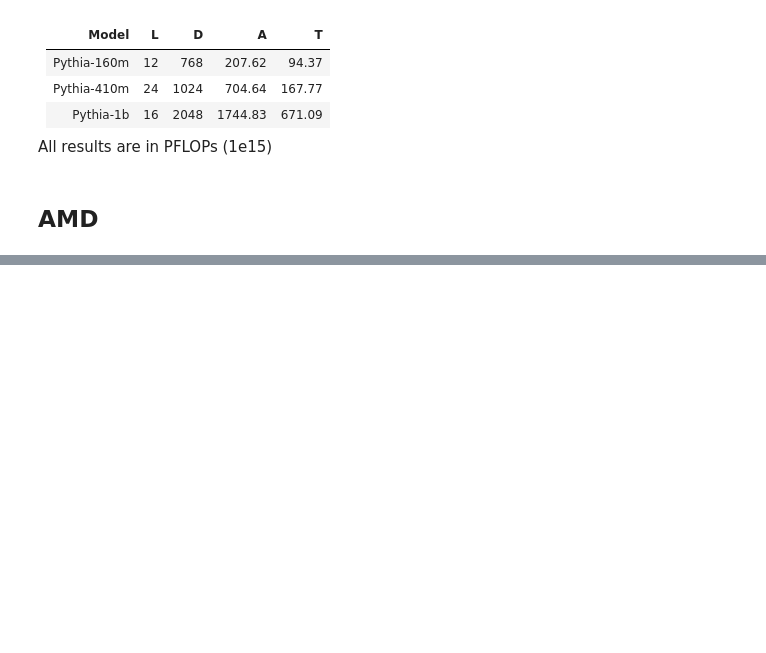
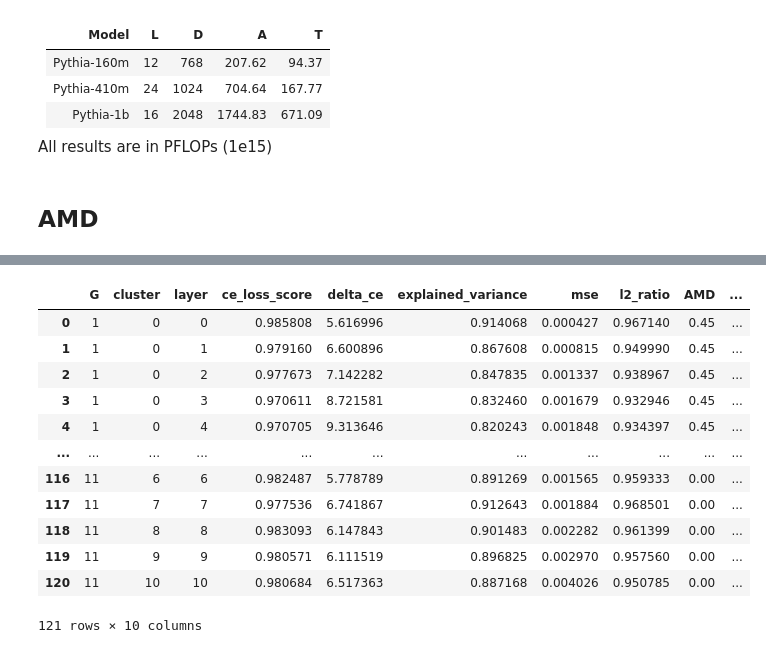
Before and after one commit to ghidav/group-sae, a Jupyter notebook: recon/analysis.ipynb, the cells around one changed output, grey strips where cells are left out. Drawn from its saved outputs; the diff is of its cells as text; code cells hidden in the pictures; blank space fills up the shorter version.

```diff
--- a/recon/analysis.ipynb
+++ b/recon/analysis.ipynb
@@ -145,12 +145,14 @@ import numpy as np
 from group_sae import MODEL_MAP
 from group_sae.utils import load_amds, load_cluster_map
 
-columns = ["ce_loss_score", "explained_variance", "mse", "l2_ratio", "layer", "G"]
+columns = ["ce_loss_score", "delta_ce", "explained_variance", "mse", "l2_ratio", "layer", "G"]
 
+def delta_ce(df):
+    return (df["ce_loss_with_sae"] - df["ce_loss_without_sae"]) / df["ce_loss_without_sae"] * 100
 
-def load_cluster_eval(size):
+def load_cluster_eval(size, include_baseline=False):
 
-    nl = MODEL_MAP[f"pythia-{size}-deduped"]["n_layers"]
+    nl = MODEL_MAP[f"pythia-{size}"]["n_layers"]
 
     labels = []
     clusters = []
@@ -159,30 +161,31 @@ def load_cluster_eval(size):
         label_map = {v: i for i, v in enumerate(lab_)}
         clusters += [label_map[i] for i in c]
         labels += c
+    labels += [f"layers.{i}" for i in range(nl-1)]
+    clusters += list(range(nl-1))
 
-    cluster_eval = pd.read_csv(f"../eval/pythia-{size}_cluster.csv", index_col=0)[columns]
+    cluster_eval = pd.read_csv(f"../eval/pythia-{size}_cluster.csv", index_col=0)
+    cluster_eval["delta_ce"] = delta_ce(cluster_eval)
+    cluster_eval = cluster_eval[columns]
     cluster_eval["label"] = labels[: len(cluster_eval)]
     cluster_eval.drop(columns="G", inplace=True)
 
-    base_eval = pd.read_csv(f"../eval/pythia-{size}_baseline.csv", index_col=0)[columns]
+    base_eval = pd.read_csv(f"../eval/pythia-{size}_baseline.csv", index_col=0)
+    base_eval["delta_ce"] = delta_ce(base_eval)
+    base_eval = base_eval[columns]
     base_eval["label"] = base_eval["layer"].apply(lambda x: f"layers.{x}")
     base_eval.drop(columns="G", inplace=True)
 
     unique_eval = pd.concat([base_eval, cluster_eval]).drop_duplicates()
 
     empty_evals = pd.DataFrame(
-        {"layer": list(range(nl-1)) * (nl-2), "cluster": clusters, "label": labels, "G": np.arange(1, nl-1).repeat(nl - 1)}
+        {"layer": list(range(nl-1)) * (nl-1), "cluster": clusters, "label": labels, "G": np.arange(1, nl).repeat(nl - 1)}
     )
     eval = pd.merge(empty_evals, unique_eval, how="left").drop(columns="label")
     eval = eval.groupby(["G", "cluster", "layer"]).mean().reset_index()
 
     # Fill AMDs
-    amd = load_amds(size)
-    clusters = []
-    for c in load_cluster_map(size).values():
-        labels = list(dict.fromkeys(c))
-        label_map = {v: i for i, v in enumerate(labels)}
-        clusters += [label_map[i] for i in c]
+    amd = load_amds(size, include_baseline)
 
     return pd.merge(eval, amd, on="G")
 # %%
@@ -265,0 +349,23 @@ plt.show()
+# %%
+p160 = load_cluster_eval("160m", include_baseline=True)
+nl_p160 = MODEL_MAP["pythia-160m"]["n_layers"]
+p410 = load_cluster_eval("410m", include_baseline=True)
+nl_p410 = MODEL_MAP["pythia-410m"]["n_layers"]
+p1 = load_cluster_eval("1b", include_baseline=True)
+nl_p1 = MODEL_MAP["pythia-1b"]["n_layers"]
+# %%
+p160
+# %% [output]
+|  | G | cluster | layer | ce_loss_score | delta_ce | explained_variance | mse | l2_ratio | AMD | ... |
+| 0 | 1 | 0 | 0 | 0.985808 | 5.616996 | 0.914068 | 0.000427 | 0.967140 | 0.45 | ... |
+| 1 | 1 | 0 | 1 | 0.979160 | 6.600896 | 0.867608 | 0.000815 | 0.949990 | 0.45 | ... |
+| 2 | 1 | 0 | 2 | 0.977673 | 7.142282 | 0.847835 | 0.001337 | 0.938967 | 0.45 | ... |
+| 3 | 1 | 0 | 3 | 0.970611 | 8.721581 | 0.832460 | 0.001679 | 0.932946 | 0.45 | ... |
+| 4 | 1 | 0 | 4 | 0.970705 | 9.313646 | 0.820243 | 0.001848 | 0.934397 | 0.45 | ... |
+| ... | ... | ... | ... | ... | ... | ... | ... | ... | ... | ... |
+| 116 | 11 | 6 | 6 | 0.982487 | 5.778789 | 0.891269 | 0.001565 | 0.959333 | 0.00 | ... |
+| 117 | 11 | 7 | 7 | 0.977536 | 6.741867 | 0.912643 | 0.001884 | 0.968501 | 0.00 | ... |
+| 118 | 11 | 8 | 8 | 0.983093 | 6.147843 | 0.901483 | 0.002282 | 0.961399 | 0.00 | ... |
+| 119 | 11 | 9 | 9 | 0.980571 | 6.111519 | 0.896825 | 0.002970 | 0.957560 | 0.00 | ... |
+| 120 | 11 | 10 | 10 | 0.980684 | 6.517363 | 0.887168 | 0.004026 | 0.950785 | 0.00 | ... |
+121 rows × 10 columns
```
Also changed, not shown: parts of 15 cells of this notebook.
